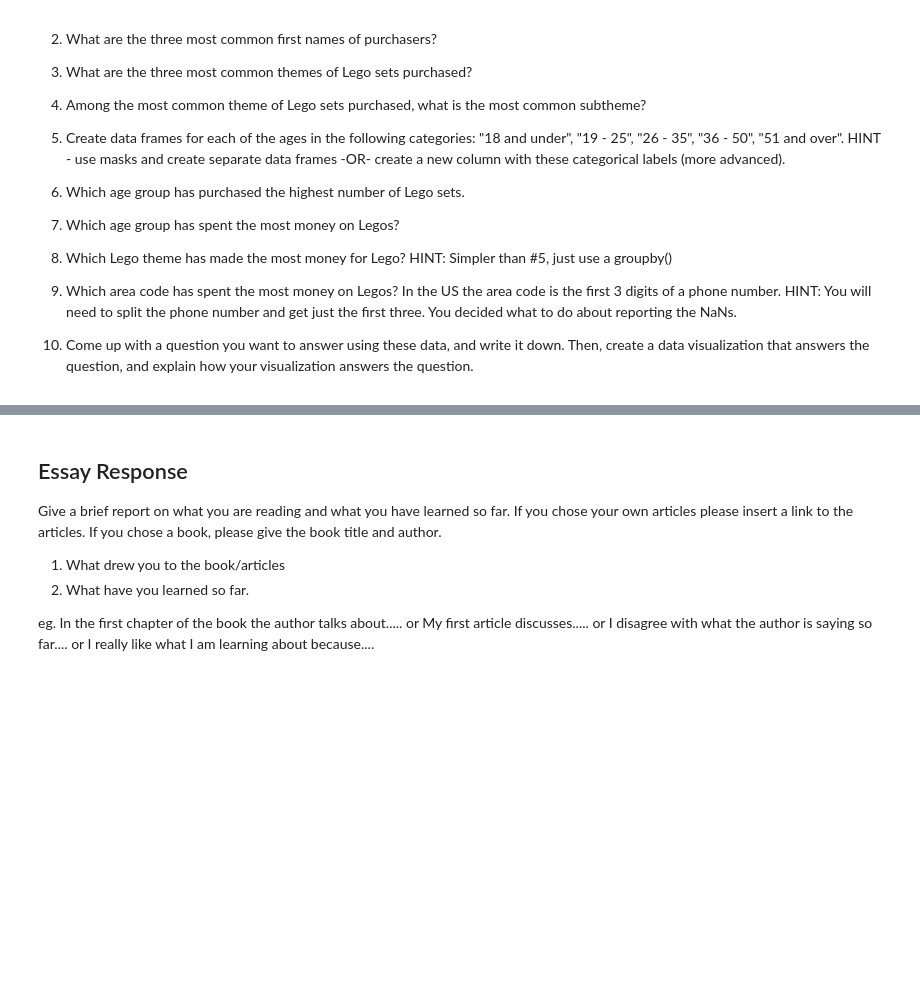
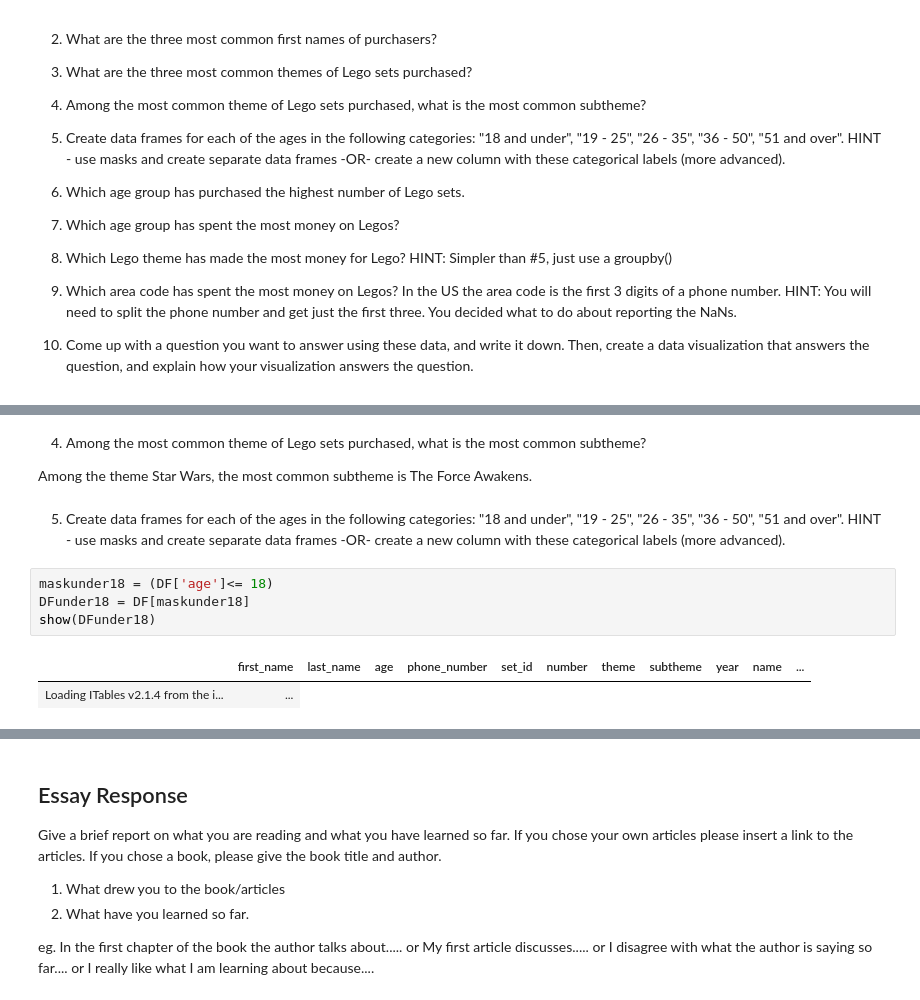
Before and after one commit to sophiamagcale/Day11, a Jupyter notebook: Day11-HW.ipynb, the cells around one changed output, grey strips where cells are left out. Cells and saved outputs as stored; diff of their text form; blank space fills up the shorter version.

```diff
--- a/Day11-HW.ipynb
+++ b/Day11-HW.ipynb
@@ -272,0 +406,13 @@ DF
+# %% [markdown]
+4. Among the most common theme of Lego sets purchased, what is the most common subtheme?
+
+Among the theme Star Wars, the most common subtheme is The Force Awakens.
+# %% [markdown]
+5. Create data frames for each of the ages in the following categories: "18 and under", "19 - 25", "26 - 35", "36 - 50", "51 and over". HINT - use masks and create separate data frames -OR- create a new column with these categorical labels (more advanced).
+# %%
+maskunder18 = (DF['age']<= 18)
+DFunder18 = DF[maskunder18]
+show(DFunder18)
+# %% [output]
+|  | first_name | last_name | age | phone_number | set_id | number | theme | subtheme | year | name | ... |
+| Loading ITables v2.1.4 from the i... | ... |
```
Also changed, not shown: parts of 48 cells of this notebook.
